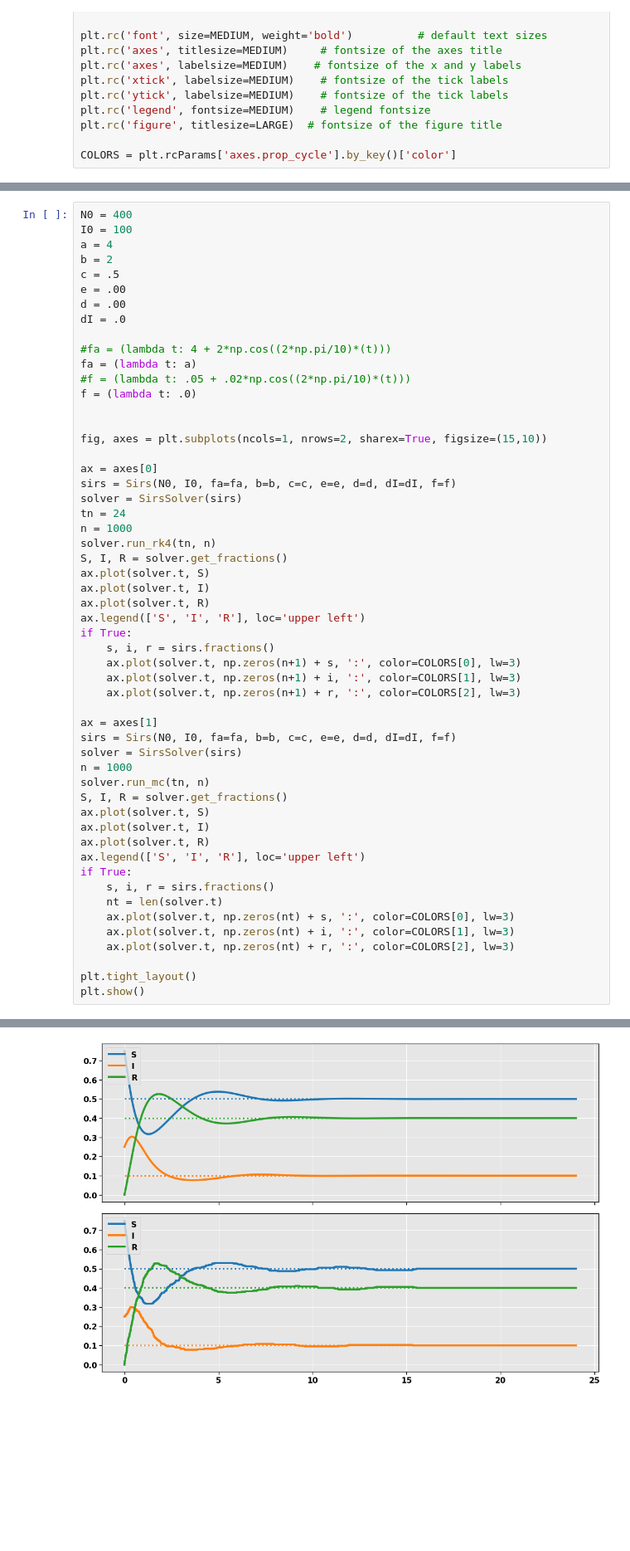
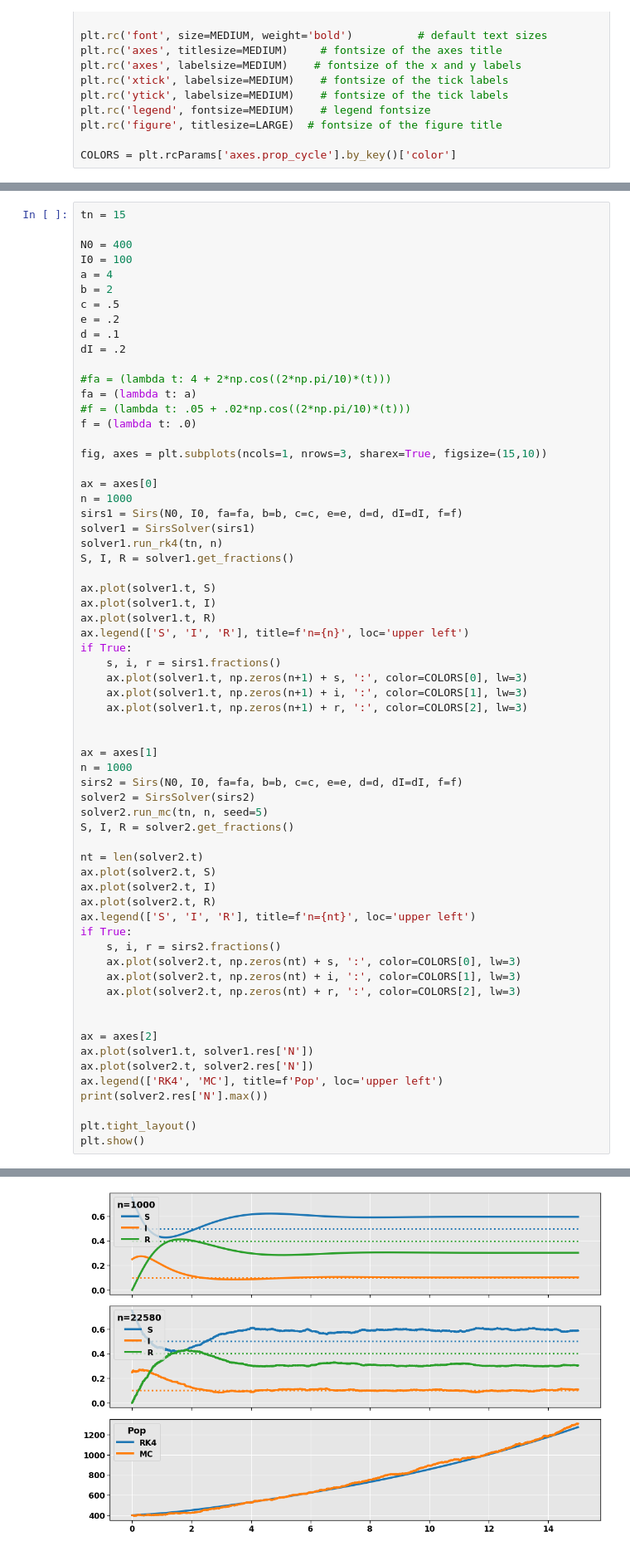
Before and after one commit to fonstelien/FYS4150, a Jupyter notebook: project5/source/project5.ipynb, the cells around one changed output, grey strips where cells are left out. Shown at 83% size. Saved outputs shown, nothing was run; the diff lists cells and outputs as text; blank space fills up the shorter version.

```diff
--- a/project5/source/project5.ipynb
+++ b/project5/source/project5.ipynb
@@ -164,56 +177,66 @@ class SirsSolver:
         self.res['R'] = self.res['R'][:new_length]
         self.res['N'] = self.res['N'][:new_length]
 # %%
+tn = 15
+
 N0 = 400
 I0 = 100
 a = 4
 b = 2
 c = .5
-e = .00
-d = .00
-dI = .0
+e = .2
+d = .1
+dI = .2
 
 #fa = (lambda t: 4 + 2*np.cos((2*np.pi/10)*(t)))
 fa = (lambda t: a)
 #f = (lambda t: .05 + .02*np.cos((2*np.pi/10)*(t)))
 f = (lambda t: .0)
 
-
-fig, axes = plt.subplots(ncols=1, nrows=2, sharex=True, figsize=(15,10))
+fig, axes = plt.subplots(ncols=1, nrows=3, sharex=True, figsize=(15,10))
 
 ax = axes[0]
-sirs = Sirs(N0, I0, fa=fa, b=b, c=c, e=e, d=d, dI=dI, f=f)
-solver = SirsSolver(sirs)
-tn = 24
 n = 1000
-solver.run_rk4(tn, n)
-S, I, R = solver.get_fractions()
-ax.plot(solver.t, S)
-ax.plot(solver.t, I)
-ax.plot(solver.t, R)
-ax.legend(['S', 'I', 'R'], loc='upper left')
+sirs1 = Sirs(N0, I0, fa=fa, b=b, c=c, e=e, d=d, dI=dI, f=f)
+solver1 = SirsSolver(sirs1)
+solver1.run_rk4(tn, n)
+S, I, R = solver1.get_fractions()
+
+ax.plot(solver1.t, S)
+ax.plot(solver1.t, I)
+ax.plot(solver1.t, R)
+ax.legend(['S', 'I', 'R'], title=f'n={n}', loc='upper left')
 if True:
-    s, i, r = sirs.fractions()
-    ax.plot(solver.t, np.zeros(n+1) + s, ':', color=COLORS[0], lw=3)
-    ax.plot(solver.t, np.zeros(n+1) + i, ':', color=COLORS[1], lw=3)
-    ax.plot(solver.t, np.zeros(n+1) + r, ':', color=COLORS[2], lw=3)
+    s, i, r = sirs1.fractions()
+    ax.plot(solver1.t, np.zeros(n+1) + s, ':', color=COLORS[0], lw=3)
+    ax.plot(solver1.t, np.zeros(n+1) + i, ':', color=COLORS[1], lw=3)
+    ax.plot(solver1.t, np.zeros(n+1) + r, ':', color=COLORS[2], lw=3)
+
 
 ax = axes[1]
-sirs = Sirs(N0, I0, fa=fa, b=b, c=c, e=e, d=d, dI=dI, f=f)
-solver = SirsSolver(sirs)
 n = 1000
-solver.run_mc(tn, n)
-S, I, R = solver.get_fractions()
-ax.plot(solver.t, S)
-ax.plot(solver.t, I)
-ax.plot(solver.t, R)
-ax.legend(['S', 'I', 'R'], loc='upper left')
+sirs2 = Sirs(N0, I0, fa=fa, b=b, c=c, e=e, d=d, dI=dI, f=f)
+solver2 = SirsSolver(sirs2)
+solver2.run_mc(tn, n, seed=5)
+S, I, R = solver2.get_fractions()
+
+nt = len(solver2.t)
+ax.plot(solver2.t, S)
+ax.plot(solver2.t, I)
+ax.plot(solver2.t, R)
+ax.legend(['S', 'I', 'R'], title=f'n={nt}', loc='upper left')
 if True:
-    s, i, r = sirs.fractions()
-    nt = len(solver.t)
-    ax.plot(solver.t, np.zeros(nt) + s, ':', color=COLORS[0], lw=3)
-    ax.plot(solver.t, np.zeros(nt) + i, ':', color=COLORS[1], lw=3)
-    ax.plot(solver.t, np.zeros(nt) + r, ':', color=COLORS[2], lw=3)
+    s, i, r = sirs2.fractions()
+    ax.plot(solver2.t, np.zeros(nt) + s, ':', color=COLORS[0], lw=3)
+    ax.plot(solver2.t, np.zeros(nt) + i, ':', color=COLORS[1], lw=3)
+    ax.plot(solver2.t, np.zeros(nt) + r, ':', color=COLORS[2], lw=3)
+
+
+ax = axes[2]
+ax.plot(solver1.t, solver1.res['N'])
+ax.plot(solver2.t, solver2.res['N'])
+ax.legend(['RK4', 'MC'], title=f'Pop', loc='upper left')
+print(solver2.res['N'].max())
 
 plt.tight_layout()
 plt.show()
@@ -221 +245 @@ plt.show()
-[figure, old version]
+[figure, new version]
```
Also changed, not shown: parts of 8 cells of this notebook.
